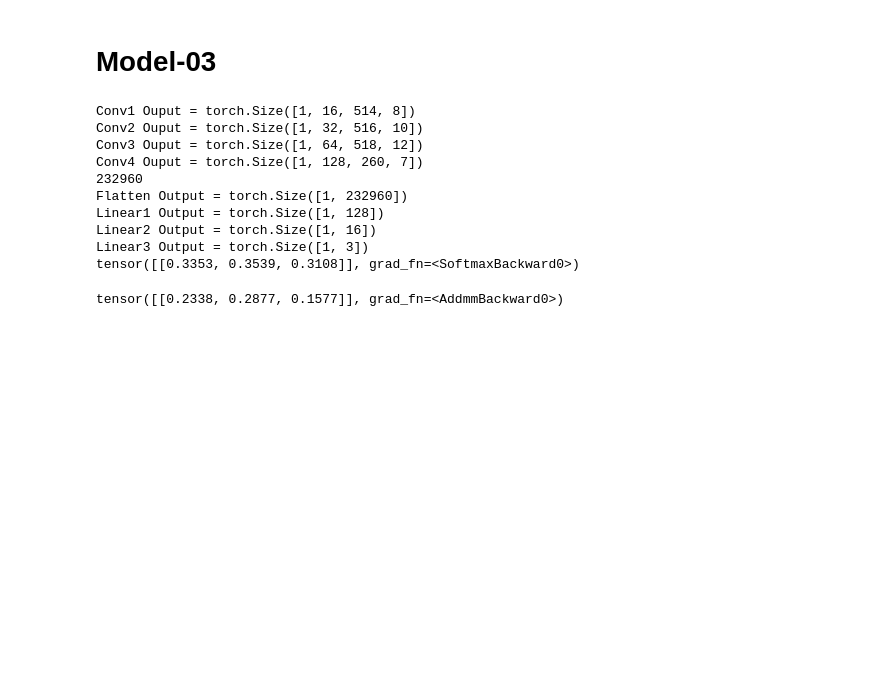
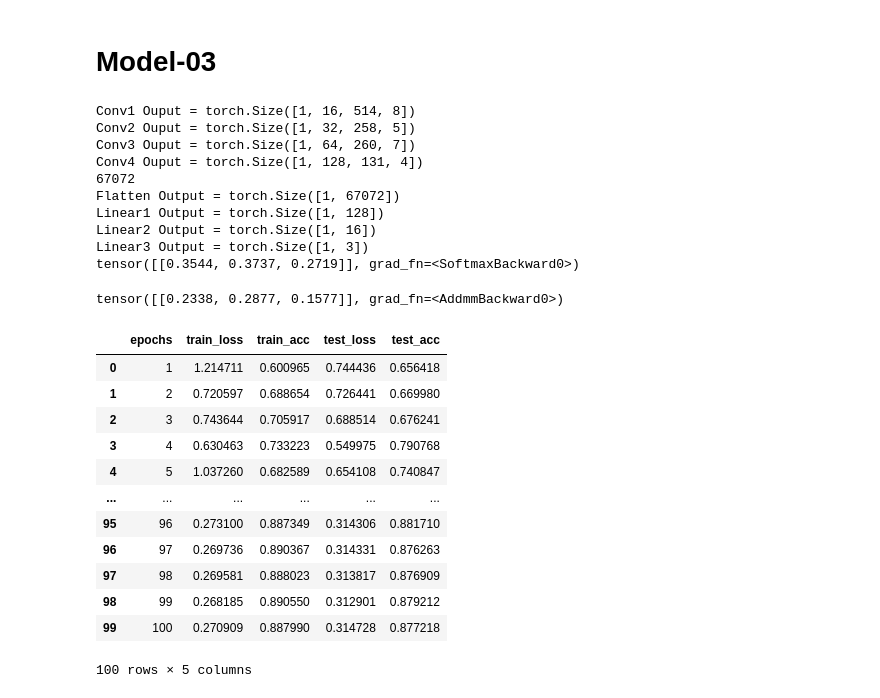
Before and after one commit to xFiveRivers/drum-classifier, a Jupyter notebook: _testing.ipynb, the cells around one changed output. Cells and saved outputs as stored; diff of their text form; code cells hidden in the pictures; blank space fills up the shorter version.

```diff
--- a/_testing.ipynb
+++ b/_testing.ipynb
@@ -261,7 +261,7 @@ flatten = nn.Flatten()
 output = relu(conv1(mel_spec))
 print(f'Conv1 Ouput = {output.size()}')
 
-output = relu(conv2(output))
+output = maxpool(relu(conv2(output)))
 print(f'Conv2 Ouput = {output.size()}')
 
 output = relu(conv3(output))
@@ -294,15 +294,15 @@ print(f'Linear3 Output = {output.size()}')
 print(torch.softmax(output, dim=1))
 # %% [output]
 Conv1 Ouput = torch.Size([1, 16, 514, 8])
-Conv2 Ouput = torch.Size([1, 32, 516, 10])
-Conv3 Ouput = torch.Size([1, 64, 518, 12])
-Conv4 Ouput = torch.Size([1, 128, 260, 7])
-232960
-Flatten Output = torch.Size([1, 232960])
+Conv2 Ouput = torch.Size([1, 32, 258, 5])
+Conv3 Ouput = torch.Size([1, 64, 260, 7])
+Conv4 Ouput = torch.Size([1, 128, 131, 4])
+67072
+Flatten Output = torch.Size([1, 67072])
 Linear1 Output = torch.Size([1, 128])
 Linear2 Output = torch.Size([1, 16])
 Linear3 Output = torch.Size([1, 3])
-tensor([[0.3353, 0.3539, 0.3108]], grad_fn=<SoftmaxBackward0>)
+tensor([[0.3544, 0.3737, 0.2719]], grad_fn=<SoftmaxBackward0>)
 # %%
 output
 # %% [output]
@@ -309,0 +312,17 @@ tensor([[0.2338, 0.2877, 0.1577]], grad_fn=<AddmmBackward0>)
+# %%
+df = pd.read_csv('results/model_02_1716836555.csv')
+df
+# %% [output]
+|  | epochs | train_loss | train_acc | test_loss | test_acc |
+| 0 | 1 | 1.214711 | 0.600965 | 0.744436 | 0.656418 |
+| 1 | 2 | 0.720597 | 0.688654 | 0.726441 | 0.669980 |
+| 2 | 3 | 0.743644 | 0.705917 | 0.688514 | 0.676241 |
+| 3 | 4 | 0.630463 | 0.733223 | 0.549975 | 0.790768 |
+| 4 | 5 | 1.037260 | 0.682589 | 0.654108 | 0.740847 |
+| ... | ... | ... | ... | ... | ... |
+| 95 | 96 | 0.273100 | 0.887349 | 0.314306 | 0.881710 |
+| 96 | 97 | 0.269736 | 0.890367 | 0.314331 | 0.876263 |
+| 97 | 98 | 0.269581 | 0.888023 | 0.313817 | 0.876909 |
+| 98 | 99 | 0.268185 | 0.890550 | 0.312901 | 0.879212 |
+| 99 | 100 | 0.270909 | 0.887990 | 0.314728 | 0.877218 |
+100 rows × 5 columns
```
Also changed, not shown: parts of 3 cells of this notebook, 4 other files.
